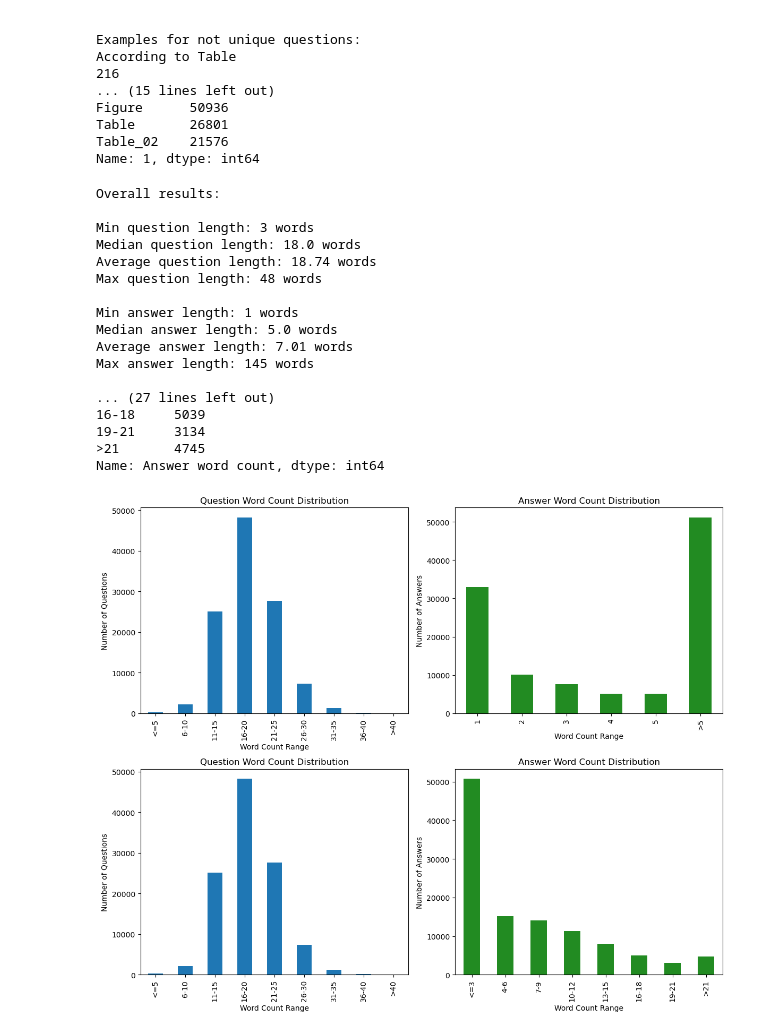
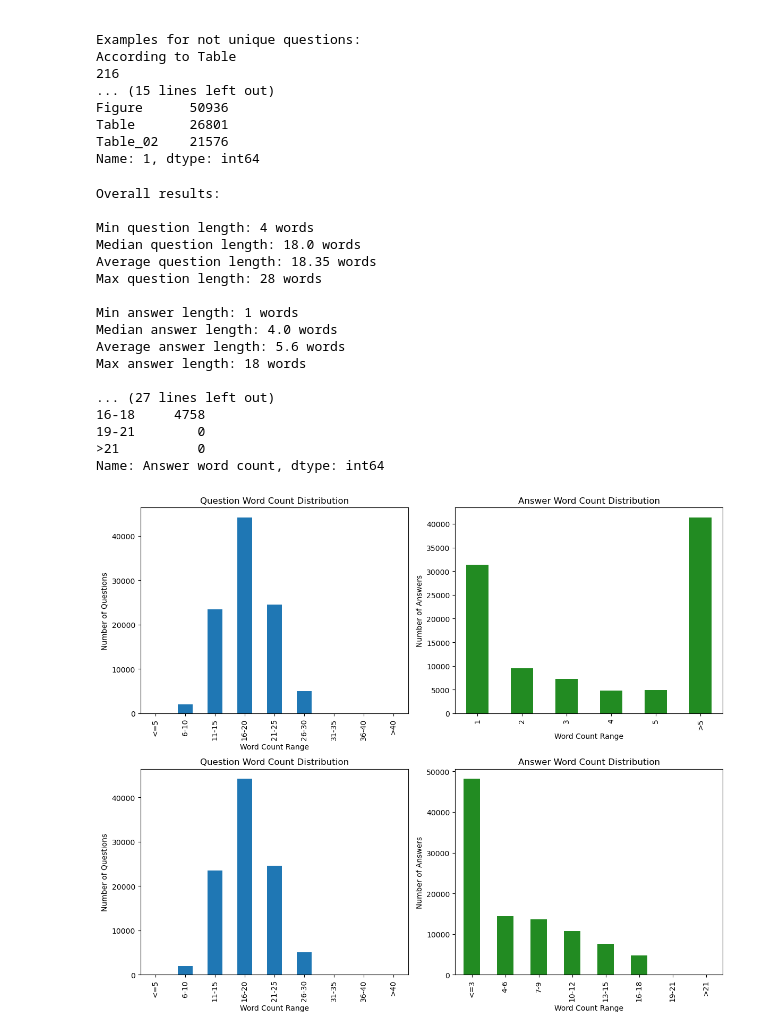
Before and after one commit to fuubian/Masterthesis_Code, a Jupyter notebook: dataset/qa_pair_filtering/filter_questions_01.ipynb, the cells around one changed output. Saved outputs shown, nothing was run; the diff lists cells and outputs as text; code cells hidden in the pictures.

```diff
--- a/dataset/qa_pair_filtering/filter_questions_01.ipynb
+++ b/dataset/qa_pair_filtering/filter_questions_01.ipynb
@@ -389,24 +389,24 @@ Table       26801
 Table_02    21576
 Name: 1, dtype: int64
 # %%
-get_qa_pair_statistics(qa_pair_file, "Overall")
+get_qa_pair_statistics(qa_pair_filtered_file, "Overall")
 # %% [output]
 Overall results:
 
-Min question length: 3 words
+Min question length: 4 words
 Median question length: 18.0 words
-Average question length: 18.74 words
-Max question length: 48 words
+Average question length: 18.35 words
+Max question length: 28 words
 
 Min answer length: 1 words
-Median answer length: 5.0 words
-Average answer length: 7.01 words
-Max answer length: 145 words
+Median answer length: 4.0 words
+Average answer length: 5.6 words
+Max answer length: 18 words
 
 ... (27 lines left out)
-16-18     5039
-19-21     3134
->21       4745
+16-18     4758
+19-21        0
+>21          0
 Name: Answer word count, dtype: int64
-[figure, old version]
+[figure, new version]
 # %%
```
Also changed, not shown: parts of 3 cells of this notebook.
